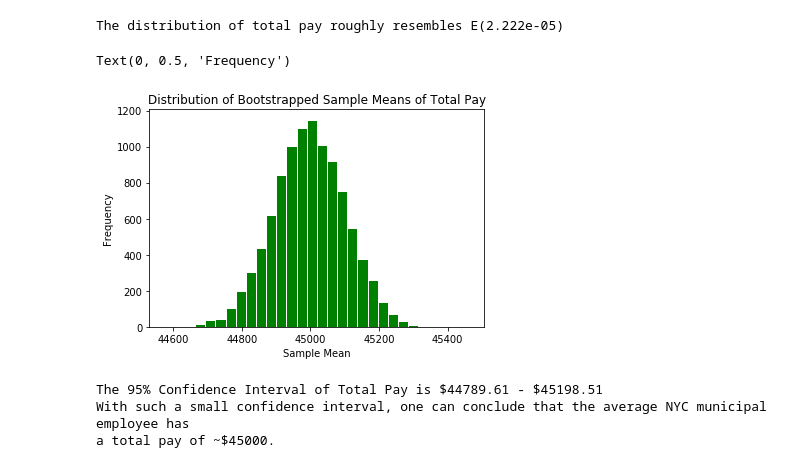
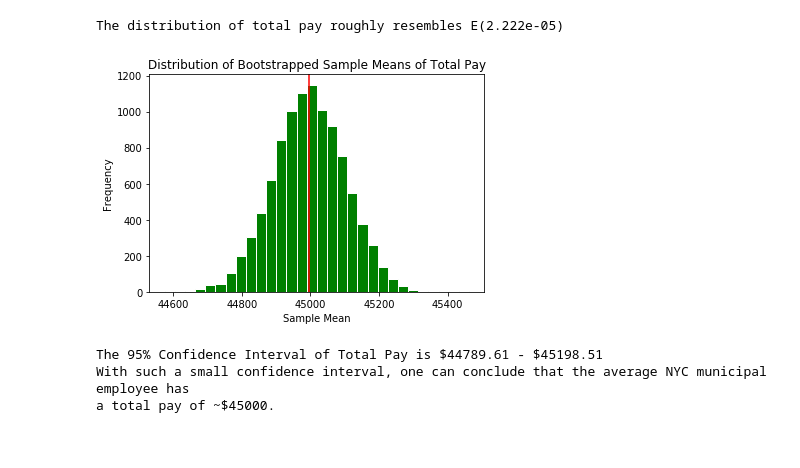
Before and after one commit to esm2000/nyc_payroll, a Jupyter notebook: citywide_payroll.ipynb, the cells around one changed output. Saved outputs shown, nothing was run; the diff lists cells and outputs as text; code cells hidden in the pictures.

```diff
--- a/citywide_payroll.ipynb
+++ b/citywide_payroll.ipynb
@@ -553,12 +540,13 @@ for i in range(10000):
 # %%
 total_pay_means = pd.Series(total_pay_means)
 total_pay_means.hist(bins = 30, edgecolor = "white", grid = False, color = "g", )
 plt.title("Distribution of Bootstrapped Sample Means of Total Pay")
 plt.xlabel("Sample Mean")
 plt.ylabel("Frequency")
+plt.axvline(x=total_pay_means.mean(), color ="r")
+plt.savefig("total_pay_distribution.png")
 # %% [output]
-Text(0, 0.5, 'Frequency')
-[figure, old version]
+[figure, new version]
 # %%
 low = total_pay_means.quantile(0.025)
 high = total_pay_means.quantile(0.975)
```
Also changed, not shown: parts of 14 cells of this notebook, 13 other files.
